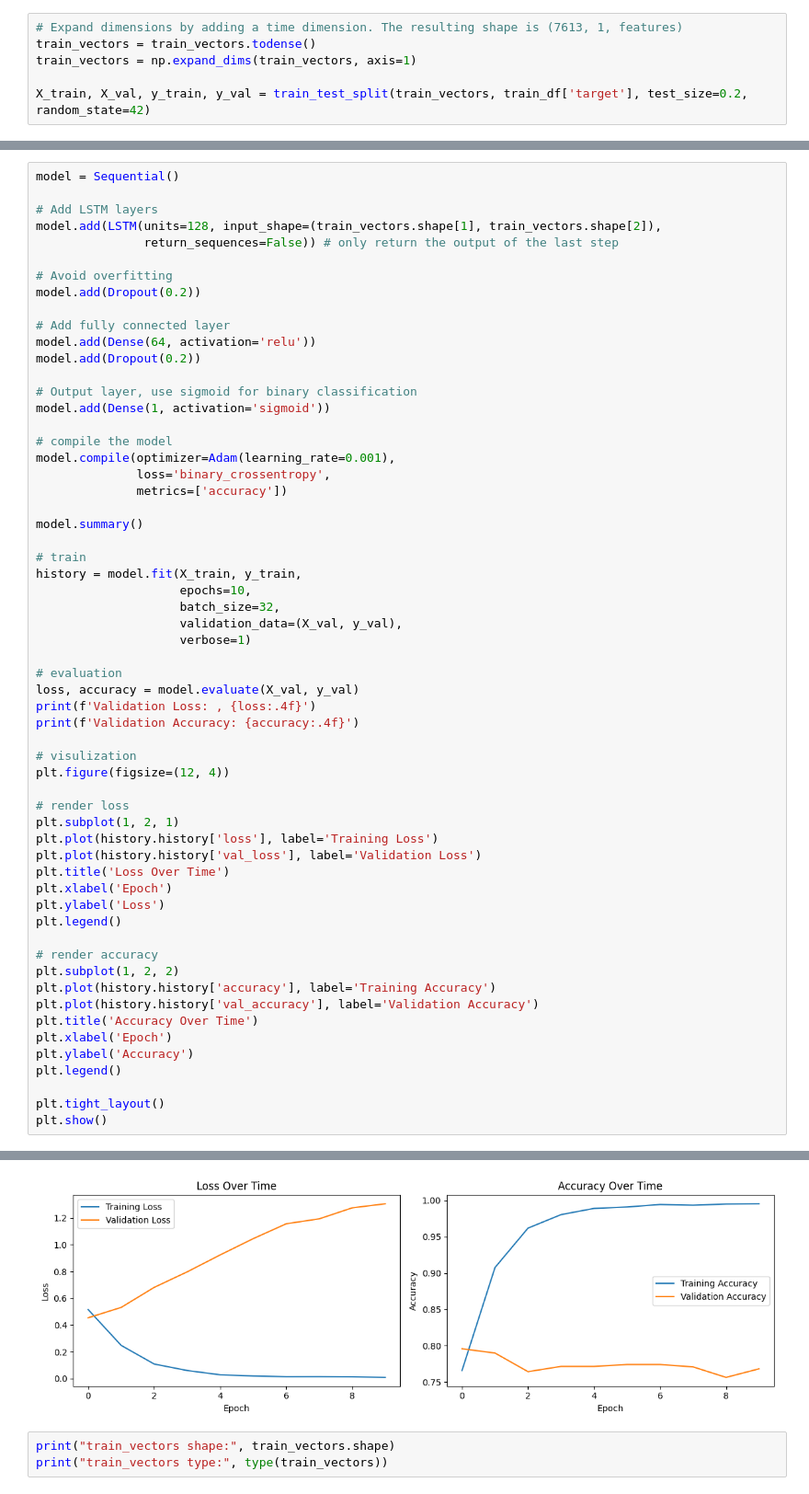
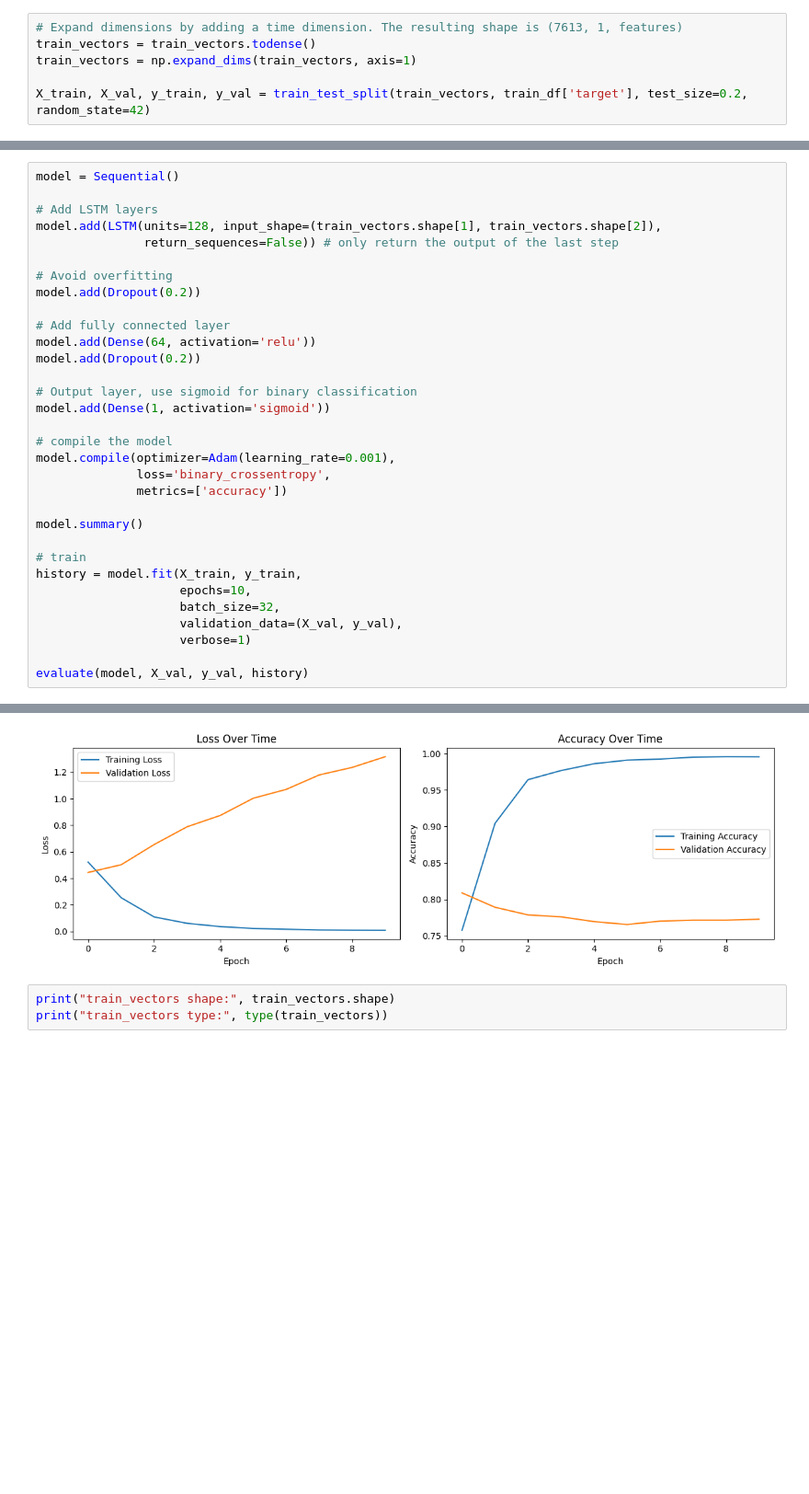
Before and after one commit to nchen/ml3-disaster-tweets, a Jupyter notebook: Disaster-Tweets.ipynb, the cells around one changed output, grey strips where cells are left out. Shown: that part at 92% size. Cells and saved outputs as stored; diff of their text form; blank space fills up the shorter version.

```diff
--- a/Disaster-Tweets.ipynb
+++ b/Disaster-Tweets.ipynb
@@ -261,32 +298,5 @@ history = model.fit(X_train, y_train,
                     validation_data=(X_val, y_val),
                     verbose=1)
 
-# evaluation
-loss, accuracy = model.evaluate(X_val, y_val)
-print(f'Validation Loss: , {loss:.4f}')
-print(f'Validation Accuracy: {accuracy:.4f}')
-
-# visulization
-plt.figure(figsize=(12, 4))
-
-# render loss
-plt.subplot(1, 2, 1)
-plt.plot(history.history['loss'], label='Training Loss')
-plt.plot(history.history['val_loss'], label='Validation Loss')
-plt.title('Loss Over Time')
-plt.xlabel('Epoch')
-plt.ylabel('Loss')
-plt.legend()
-
-# render accuracy
-plt.subplot(1, 2, 2)
-plt.plot(history.history['accuracy'], label='Training Accuracy')
-plt.plot(history.history['val_accuracy'], label='Validation Accuracy')
-plt.title('Accuracy Over Time')
-plt.xlabel('Epoch')
-plt.ylabel('Accuracy')
-plt.legend()
-
-plt.tight_layout()
-plt.show()
+evaluate(model, X_val, y_val, history)
 # %% [output]
@@ -310,4 +320,4 @@ Validation Accuracy: 0.7682
-[figure, old version]
+[figure, new version]
 # %%
 print("train_vectors shape:", train_vectors.shape)
 print("train_vectors type:", type(train_vectors))
```
Also changed, not shown: parts of 36 cells of this notebook.
